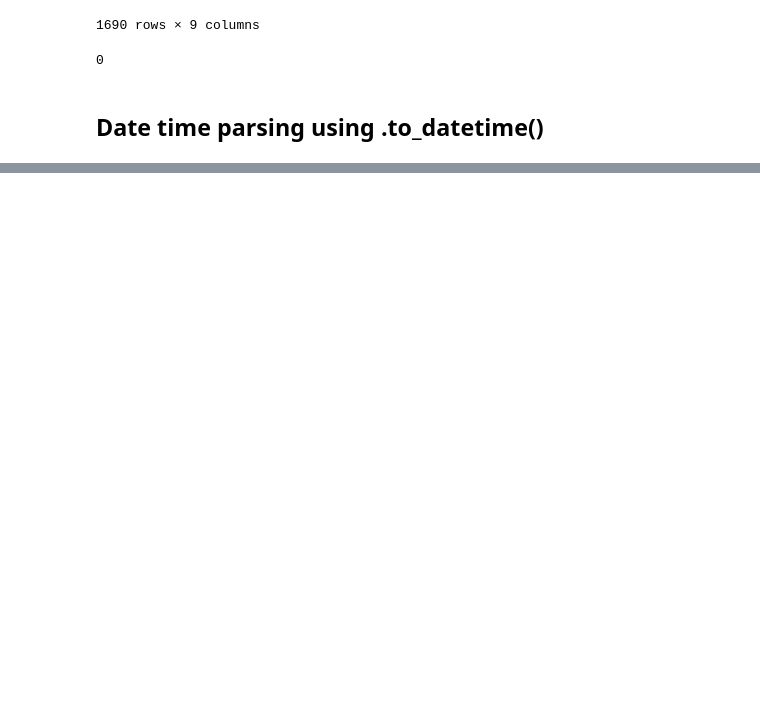
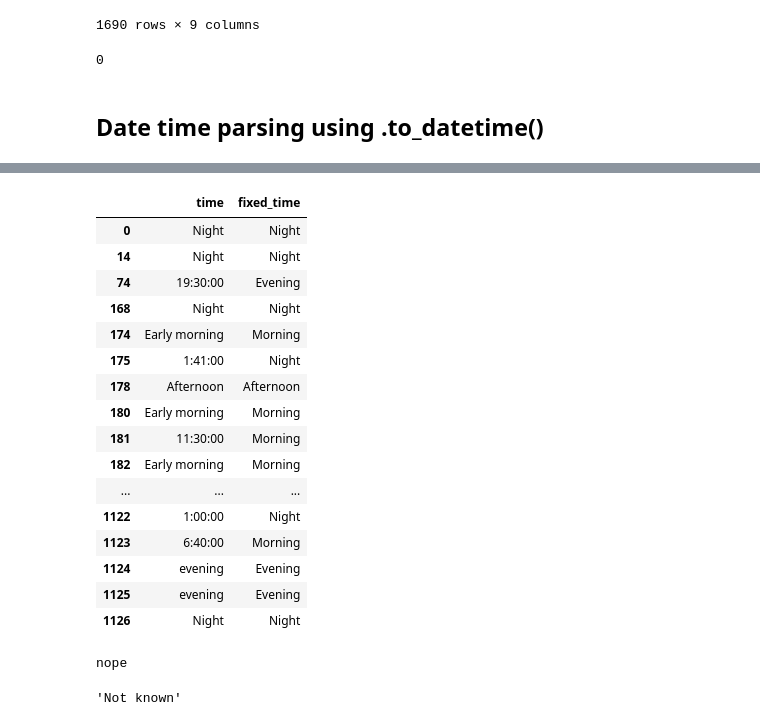
Before and after one commit to LinkedInLearning/pandas-code-challenges-3017222, a Jupyter notebook: 03_02_begin.ipynb, the cells around one changed output, grey strips where cells are left out. Drawn from its saved outputs; the diff is of its cells as text; code cells hidden in the pictures; blank space fills up the shorter version.

```diff
--- a/03_02_begin.ipynb
+++ b/03_02_begin.ipynb
@@ -134,0 +235,21 @@ df['fatalities'].isna().sum()
+# %%
+known = df[df['time'] != "Not Known"]
+print_full(known[['time', 'fixed_time']])
+# %% [output]
+|  | time | fixed_time |
+| 0 | Night | Night |
+| 14 | Night | Night |
+| 74 | 19:30:00 | Evening |
+| 168 | Night | Night |
+| 174 | Early morning | Morning |
+| 175 | 1:41:00 | Night |
+| 178 | Afternoon | Afternoon |
+| 180 | Early morning | Morning |
+| 181 | 11:30:00 | Morning |
+| 182 | Early morning | Morning |
+| ... | ... | ... |
+| 1122 | 1:00:00 | Night |
+| 1123 | 6:40:00 | Morning |
+| 1124 | evening | Evening |
+| 1125 | evening | Evening |
+| 1126 | Night | Night |
@@ -134,0 +260,12 @@ df['fatalities'].isna().sum()
+# %%
+from datetime import datetime
+try:
+    datetime.strptime("4:30:30", '%H:%M')
+except ValueError:
+    print ("nope")
+# %% [output]
+nope
+# %%
+"Not Known".capitalize()
+# %% [output]
+'Not known'
```
Also changed, not shown: parts of 13 cells of this notebook, 17 other files.
